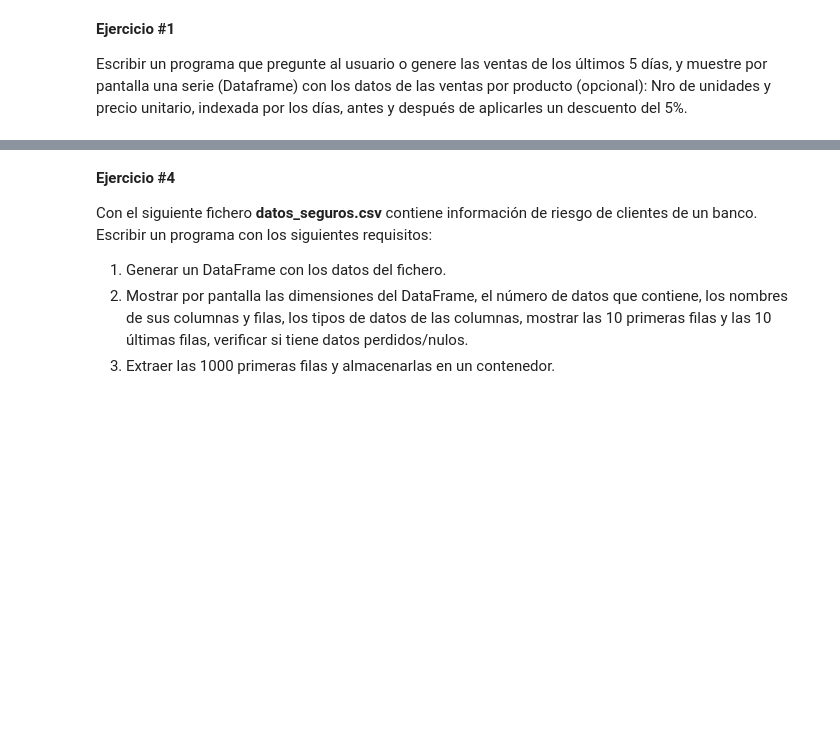
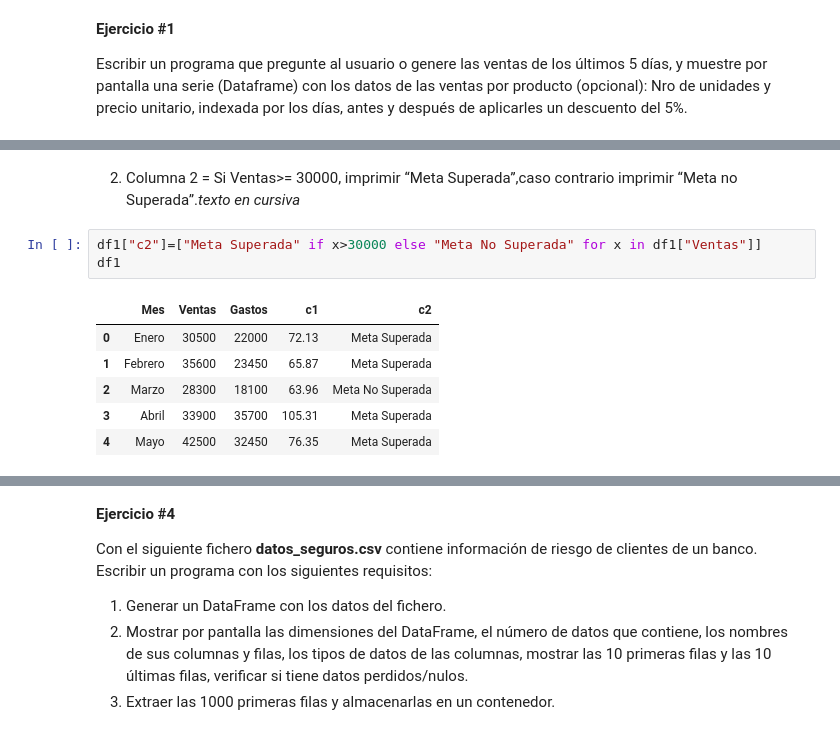
Before and after one commit to jeersson/Ciencia-de-Datos-y-ML-con-Python, a Jupyter notebook: Proyecto_1 - ML con Python.ipynb, the cells around one changed output, grey strips where cells are left out. Cells and saved outputs as stored; diff of their text form; blank space fills up the shorter version.

```diff
--- a/Proyecto_1 - ML con Python.ipynb
+++ b/Proyecto_1 - ML con Python.ipynb
@@ -21,0 +178,12 @@ print(df) #lo mostramos
+# %% [markdown]
+2. Columna 2 = Si Ventas>= 30000, imprimir “Meta Superada”,caso contrario imprimir “Meta no Superada”.*texto en cursiva*
+# %%
+df1["c2"]=["Meta Superada" if x>30000 else "Meta No Superada" for x in df1["Ventas"]]
+df1
+# %% [output]
+|  | Mes | Ventas | Gastos | c1 | c2 |
+| 0 | Enero | 30500 | 22000 | 72.13 | Meta Superada |
+| 1 | Febrero | 35600 | 23450 | 65.87 | Meta Superada |
+| 2 | Marzo | 28300 | 18100 | 63.96 | Meta No Superada |
+| 3 | Abril | 33900 | 35700 | 105.31 | Meta Superada |
+| 4 | Mayo | 42500 | 32450 | 76.35 | Meta Superada |
```
Also changed, not shown: parts of 32 cells of this notebook.
